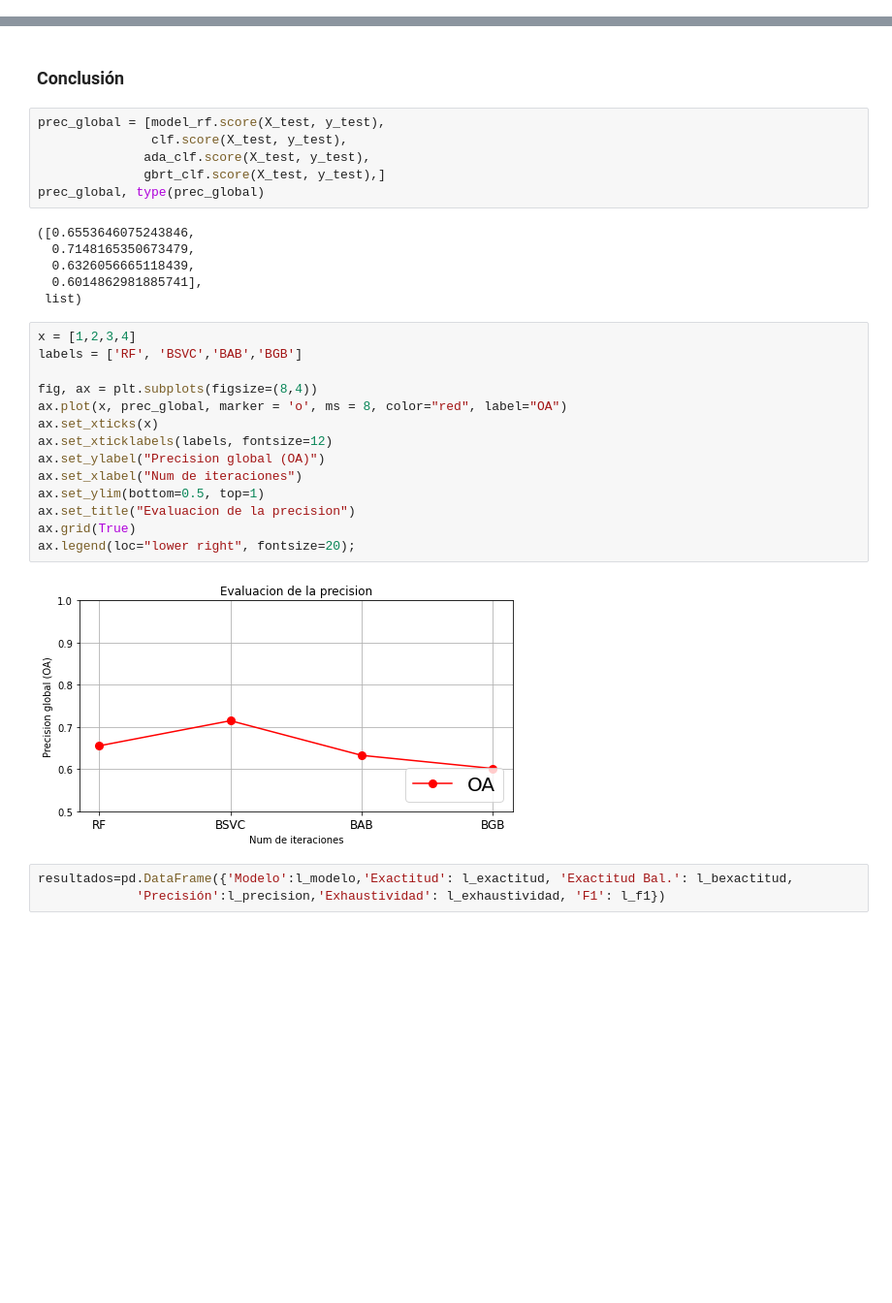
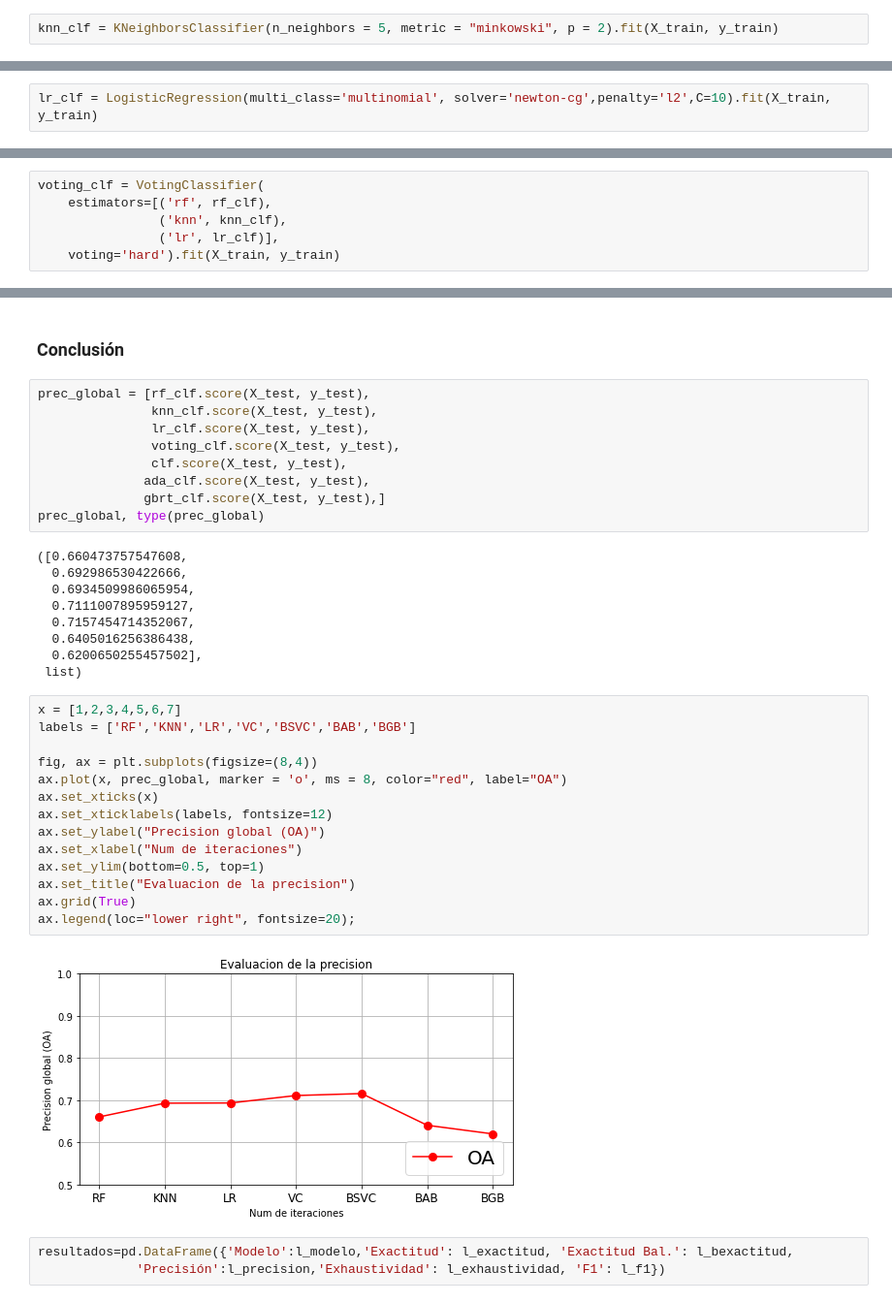
Before and after one commit to federicoabait/south_africa_crop_types_competition_s2_challenge, a Jupyter notebook: 03_Radiant_Earth_Spot_the_Crop_Preprocessing_Pipeline.ipynb, the cells around one changed output, grey strips where cells are left out. Shown at 97% size. Cells and saved outputs as stored; diff of their text form; blank space fills up the shorter version.

```diff
--- a/03_Radiant_Earth_Spot_the_Crop_Preprocessing_Pipeline.ipynb
+++ b/03_Radiant_Earth_Spot_the_Crop_Preprocessing_Pipeline.ipynb
@@ -939,0 +970,2 @@ Exactitud test:  0.66
+# %%
+knn_clf = KNeighborsClassifier(n_neighbors = 5, metric = "minkowski", p = 2).fit(X_train, y_train)
@@ -939,0 +1030,2 @@ Exactitud test:  0.66
+# %%
+lr_clf = LogisticRegression(multi_class='multinomial', solver='newton-cg',penalty='l2',C=10).fit(X_train, y_train)
@@ -939,0 +1095,6 @@ Exactitud test:  0.66
+# %%
+voting_clf = VotingClassifier(
+    estimators=[('rf', rf_clf),
+                ('knn', knn_clf),
+                ('lr', lr_clf)],
+    voting='hard').fit(X_train, y_train)
@@ -1228,33 +1449,39 @@ grid.best_estimator_.steps[-1][1]
 # %% [markdown]
 ### Conclusión
 # %%
-prec_global = [model_rf.score(X_test, y_test),
+prec_global = [rf_clf.score(X_test, y_test),
+               knn_clf.score(X_test, y_test),
+               lr_clf.score(X_test, y_test),
+               voting_clf.score(X_test, y_test),
                clf.score(X_test, y_test),
               ada_clf.score(X_test, y_test),
               gbrt_clf.score(X_test, y_test),]
 prec_global, type(prec_global)
 # %% [output]
-([0.6553646075243846,
-  0.7148165350673479,
-  0.6326056665118439,
-  0.6014862981885741],
+([0.660473757547608,
+  0.692986530422666,
+  0.6934509986065954,
+  0.7111007895959127,
+  0.7157454714352067,
+  0.6405016256386438,
+  0.6200650255457502],
  list)
 # %%
-x = [1,2,3,4]
-labels = ['RF', 'BSVC','BAB','BGB']
+x = [1,2,3,4,5,6,7]
+labels = ['RF','KNN','LR','VC','BSVC','BAB','BGB']
 
 fig, ax = plt.subplots(figsize=(8,4))
 ax.plot(x, prec_global, marker = 'o', ms = 8, color="red", label="OA")
 ax.set_xticks(x)
 ax.set_xticklabels(labels, fontsize=12)
 ax.set_ylabel("Precision global (OA)")
 ax.set_xlabel("Num de iteraciones")
 ax.set_ylim(bottom=0.5, top=1)
 ax.set_title("Evaluacion de la precision")
 ax.grid(True)
 ax.legend(loc="lower right", fontsize=20);
 # %% [output]
-[figure, old version]
+[figure, new version]
 # %%
 resultados=pd.DataFrame({'Modelo':l_modelo,'Exactitud': l_exactitud, 'Exactitud Bal.': l_bexactitud,
              'Precisión':l_precision,'Exhaustividad': l_exhaustividad, 'F1': l_f1})
```
Also changed, not shown: parts of 55 cells of this notebook.
